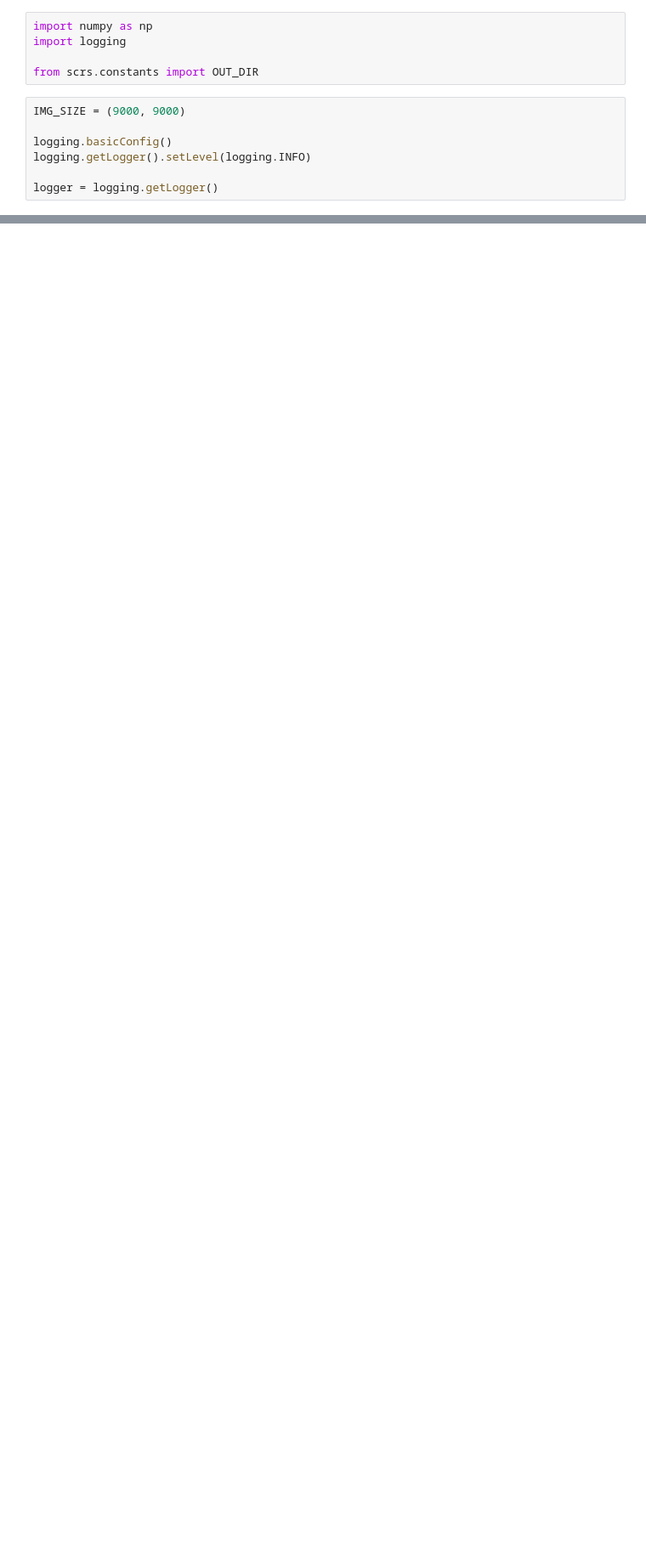
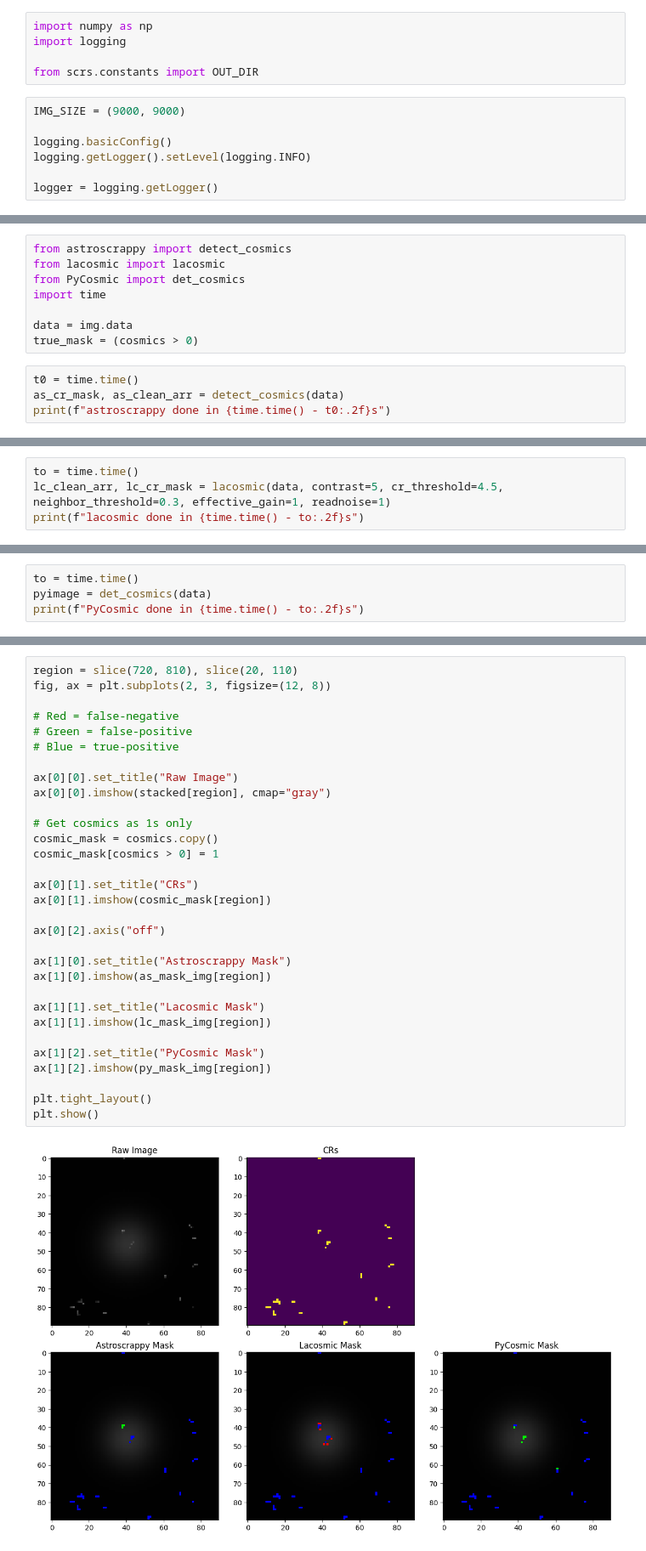
Before and after one commit to BVengo/simple-cr-sim, a Jupyter notebook: testing.ipynb, the cells around one changed output, grey strips where cells are left out. Shown at 85% size. Cells and saved outputs as stored; diff of their text form; blank space fills up the shorter version.

Commit message:
Initial tests for pycosmic, astroscrappy, lacosmic

```diff
--- a/testing.ipynb
+++ b/testing.ipynb
@@ -52,0 +79,12 @@ plt.show()
+# %%
+from astroscrappy import detect_cosmics
+from lacosmic import lacosmic
+from PyCosmic import det_cosmics
+import time
+
+data = img.data
+true_mask = (cosmics > 0)
+# %%
+t0 = time.time()
+as_cr_mask, as_clean_arr = detect_cosmics(data)
+print(f"astroscrappy done in {time.time() - t0:.2f}s")
@@ -52,0 +93,4 @@ plt.show()
+# %%
+to = time.time()
+lc_clean_arr, lc_cr_mask = lacosmic(data, contrast=5, cr_threshold=4.5, neighbor_threshold=0.3, effective_gain=1, readnoise=1)
+print(f"lacosmic done in {time.time() - to:.2f}s")
@@ -52,0 +111,4 @@ plt.show()
+# %%
+to = time.time()
+pyimage = det_cosmics(data)
+print(f"PyCosmic done in {time.time() - to:.2f}s")
@@ -52,0 +189,33 @@ plt.show()
+# %%
+region = slice(720, 810), slice(20, 110)
+fig, ax = plt.subplots(2, 3, figsize=(12, 8))
+
+# Red = false-negative
+# Green = false-positive
+# Blue = true-positive
+
+ax[0][0].set_title("Raw Image")
+ax[0][0].imshow(stacked[region], cmap="gray")
+
+# Get cosmics as 1s only
+cosmic_mask = cosmics.copy()
+cosmic_mask[cosmics > 0] = 1
+
+ax[0][1].set_title("CRs")
+ax[0][1].imshow(cosmic_mask[region])
+
+ax[0][2].axis("off")
+
+ax[1][0].set_title("Astroscrappy Mask")
+ax[1][0].imshow(as_mask_img[region])
+
+ax[1][1].set_title("Lacosmic Mask")
+ax[1][1].imshow(lc_mask_img[region])
+
+ax[1][2].set_title("PyCosmic Mask")
+ax[1][2].imshow(py_mask_img[region])
+
+plt.tight_layout()
+plt.show()
+# %% [output]
+[figure, added]
```
Also changed, not shown: parts of 8 cells of this notebook, 2 other files.
